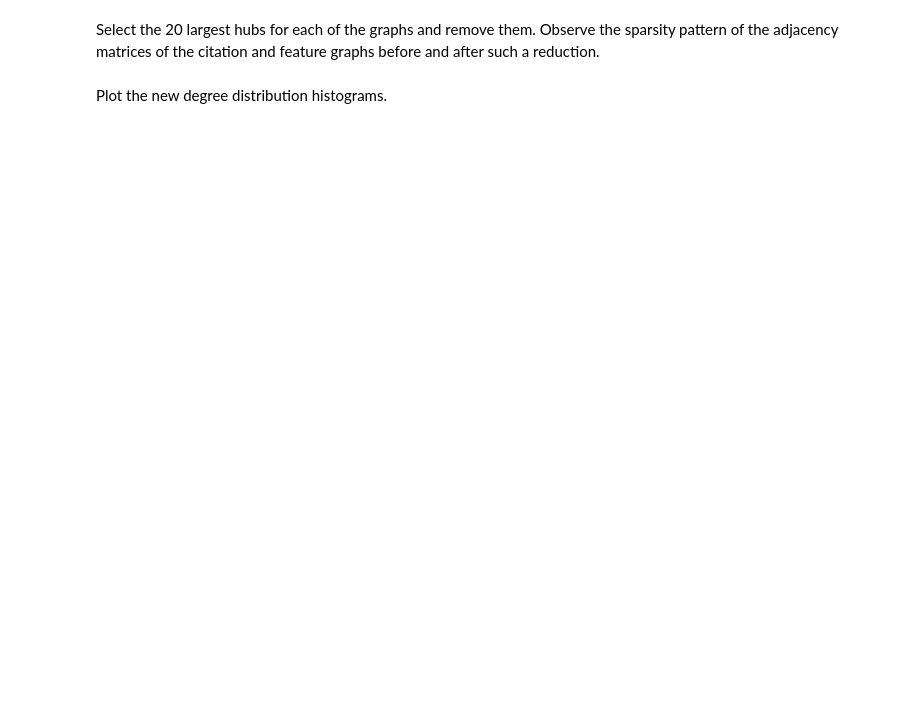
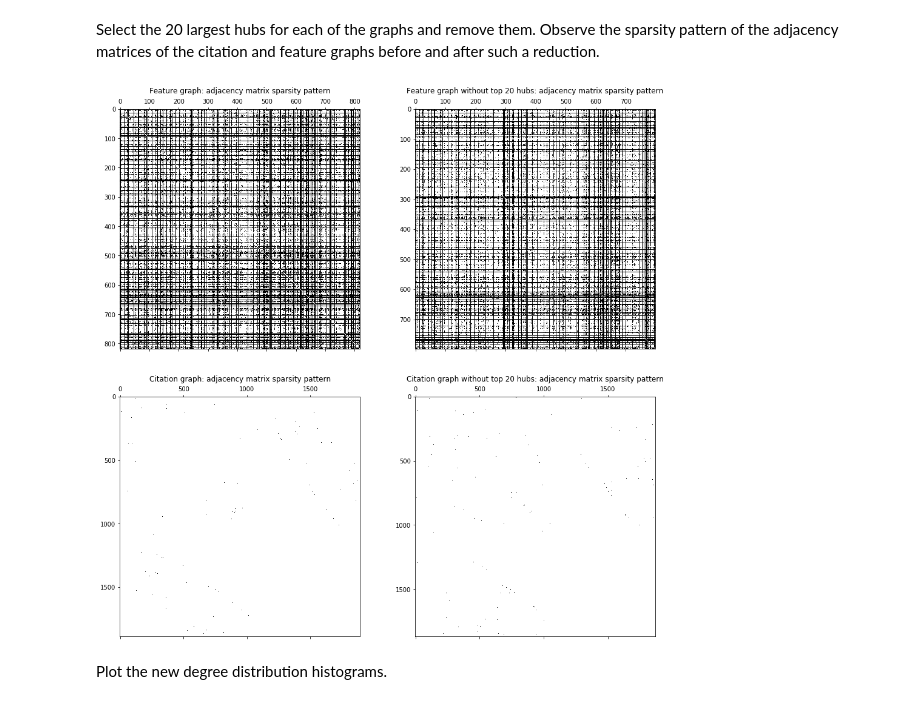
Before and after one commit to misterw97/ntds_2019, a Jupyter notebook: assignments/1_network_science.ipynb, the cells around one changed output. Saved outputs shown, nothing was run; the diff lists cells and outputs as text; code cells hidden in the pictures; blank space fills up the shorter version.

```diff
--- a/assignments/1_network_science.ipynb
+++ b/assignments/1_network_science.ipynb
@@ -219,18 +305,25 @@ Explain the differences in moments between graphs by comparing their degree dist
 # %% [markdown]
 Select the 20 largest hubs for each of the graphs and remove them. Observe the sparsity pattern of the adjacency matrices of the citation and feature graphs before and after such a reduction.
 # %%
-reduced_A_feature = # Your code here
-reduced_A_citation = # Your code here
+# TODO: 1. get the ids of the 20 largest hubs
+# TODO: 2. prune the matrix of these ids
+NUMBER_OF_HUBS = 20
+ids_largest_hubs_citation = np.argpartition(degrees_citation, -NUMBER_OF_HUBS)[-NUMBER_OF_HUBS:]
+ids_largest_hubs_feature = np.argpartition(degrees_feature, -NUMBER_OF_HUBS)[-NUMBER_OF_HUBS:]
+reduced_A_feature = prune_ids_adjacency_matrix(A_feature, ids_largest_hubs_feature)
+reduced_A_citation = prune_ids_adjacency_matrix(A_citation, ids_largest_hubs_citation)
 
 fig, axes = plt.subplots(2, 2, figsize=(16, 16))
 axes[0, 0].set_title('Feature graph: adjacency matrix sparsity pattern')
 axes[0, 0].spy(A_feature);
 axes[0, 1].set_title('Feature graph without top 20 hubs: adjacency matrix sparsity pattern')
 axes[0, 1].spy(reduced_A_feature);
 axes[1, 0].set_title('Citation graph: adjacency matrix sparsity pattern')
 axes[1, 0].spy(A_citation);
 axes[1, 1].set_title('Citation graph without top 20 hubs: adjacency matrix sparsity pattern')
 axes[1, 1].spy(reduced_A_citation);
+# %% [output]
+[figure, added]
 # %% [markdown]
 Plot the new degree distribution histograms.
 # %%
```
Also changed, not shown: parts of 48 cells of this notebook.
